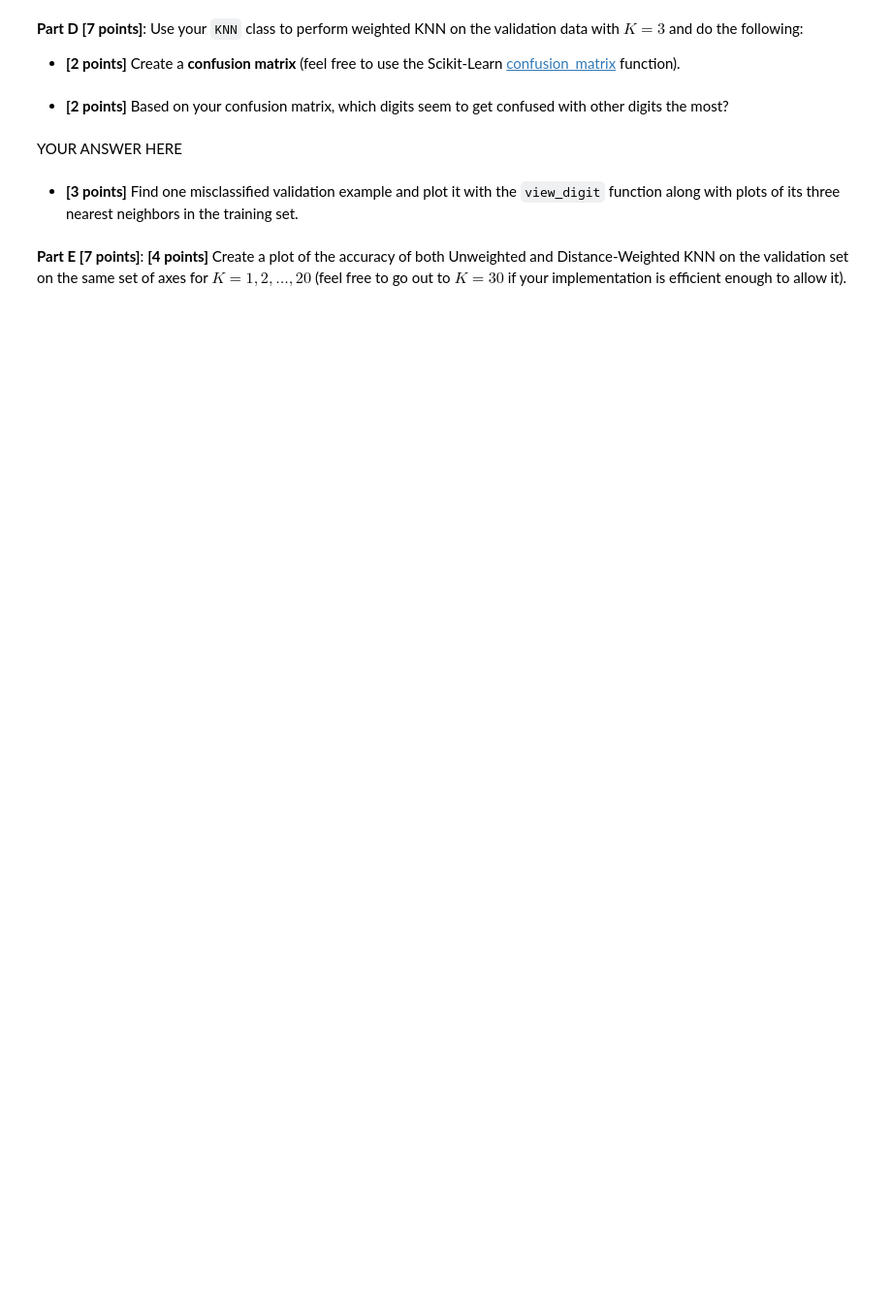
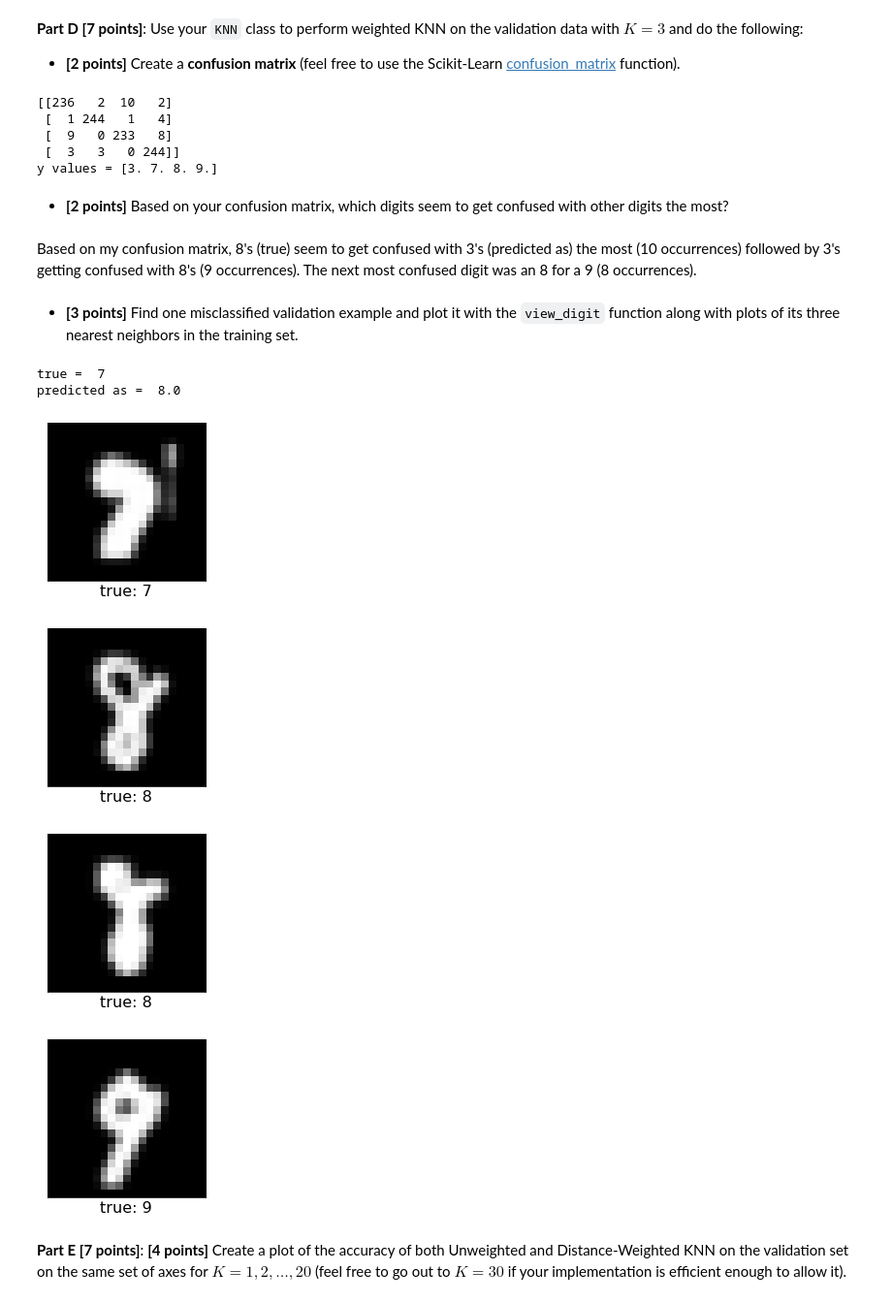
Before and after one commit to a11isonliu/CSCI-4622-Machine-Learning-sp21, a Jupyter notebook: hmwks/hw1/hw1.ipynb, the cells around one changed output. Shown at 97% size. Cells and saved outputs as stored; diff of their text form; code cells hidden in the pictures; blank space fills up the shorter version.

```diff
--- a/hmwks/hw1/hw1.ipynb
+++ b/hmwks/hw1/hw1.ipynb
@@ -55,10 +55,8 @@ The dataset looks like the following.
 1. $x$ is a $10*4$ matrix that contains the data from columns 0, 1, 2 and 3. Colorado residency is represented by 1 (yes) and 0 (no).
 2. $y$ contains the labels (college degree), 1 (yes) and 0 (no).
 # %%
-# YOUR CODE HERE
-x = np.array([[27, 61, 23, 29, 32, 57, 22, 41, 53, 48],[41000,52000,24000,77000,48000,120000,38000,45000,26000,65000],[2.5, 3.0, 2.0, 3.6, 2.8, 3.9, 2.2, 3.0, 2.25, 3.5],[1,0,1,1,0,1,1,1,0,1]])
-y = np.array([1,0,0,1,1,1,1,0,0,1])
-# raise NotImplementedError()
+x = np.array([[27, 61, 23, 29, 32, 57, 22, 41, 53, 48],[41000,52000,24000,77000,48000,120000,38000,45000,26000,65000],[2.5, 3.0, 2.0, 3.6, 2.8, 3.9, 2.2, 3.0, 2.25, 3.5],[1,0,1,1,0,1,1,1,0,1]]).transpose()
+y = np.vstack(np.array([1,0,0,1,1,1,1,0,0,1]))
 # %% [markdown]
 **Part 2 [16 points]:** Criteria for choosing a feature to split.
 
@@ -455,14 +619,26 @@ tests.run_test_suite('prob 2B', KNN)
 
 - **[2 points]** Create a **confusion matrix** (feel free to use the Scikit-Learn [confusion_matrix](http://scikit-learn.org/stable/modules/generated/sklearn.metrics.confusion_matrix.html) function).
 # %%
+from sklearn.metrics import confusion_matrix
 knn = KNN(X_train, y_train, K=3, distance_weighted=True)
 yhat_valid = knn.predict(X_valid)
 # YOUR CODE HERE
-raise NotImplementedError()
+C = confusion_matrix(y_valid, yhat_valid, labels=[3, 7, 8, 9])
+values = np.unique(yhat_valid)
+print(C)
+print("y values =", values)
+# x - predictions
+# y- true
+# %% [output]
+[[236   2  10   2]
+ [  1 244   1   4]
+ [  9   0 233   8]
+ [  3   3   0 244]]
+y values = [3. 7. 8. 9.]
 # %% [markdown]
 - **[2 points]** Based on your confusion matrix, which digits seem to get confused with other digits the most?
-# %% [markdown]
-YOUR ANSWER HERE
+# %% [markdown]
+Based on my confusion matrix, 8's (true) seem to get confused with 3's (predicted as) the most (10 occurrences) followed by 3's getting confused with 8's (9 occurrences). The next most confused digit was an 8 for a 9 (8 occurrences).
 # %% [markdown]
 
 - **[3 points]** Find one misclassified validation example and plot it with the `view_digit` function along with plots of its three nearest neighbors in the training set.
@@ -472,2 +645,25 @@ raise NotImplementedError()
+# %%
+# YOUR CODE HERE
+img_num = 818 # this was found using a for loop comparing y_valid with y_hat
+# [1306 2797  692] #K=3 nearest neighbors from training set, found using classify function
+print("true = ", y_valid[img_num])
+print("predicted as = ", yhat_valid[img_num])
+training_index = img_num
+view_digit(X_valid[img_num], y_valid[img_num])
+training_index = 1306
+view_digit(X_train[training_index], y_train[training_index])
+training_index = 2797
+view_digit(X_train[training_index], y_train[training_index])
+training_index = 692
+view_digit(X_train[training_index], y_train[training_index])
+
+# raise NotImplementedError()
+# %% [output]
+true =  7
+predicted as =  8.0
+[figure, added]
+[figure, added]
+[figure, added]
+[figure, added]
 # %% [markdown]
 **Part E [7 points]**: **[4 points]** Create a plot of the accuracy of both Unweighted and Distance-Weighted KNN on the validation set on the same set of axes for $K=1, 2, \ldots, 20$ (feel free to go out to $K=30$ if your implementation is efficient enough to allow it).
```
Also changed, not shown: parts of 36 cells of this notebook, 1 other file.
